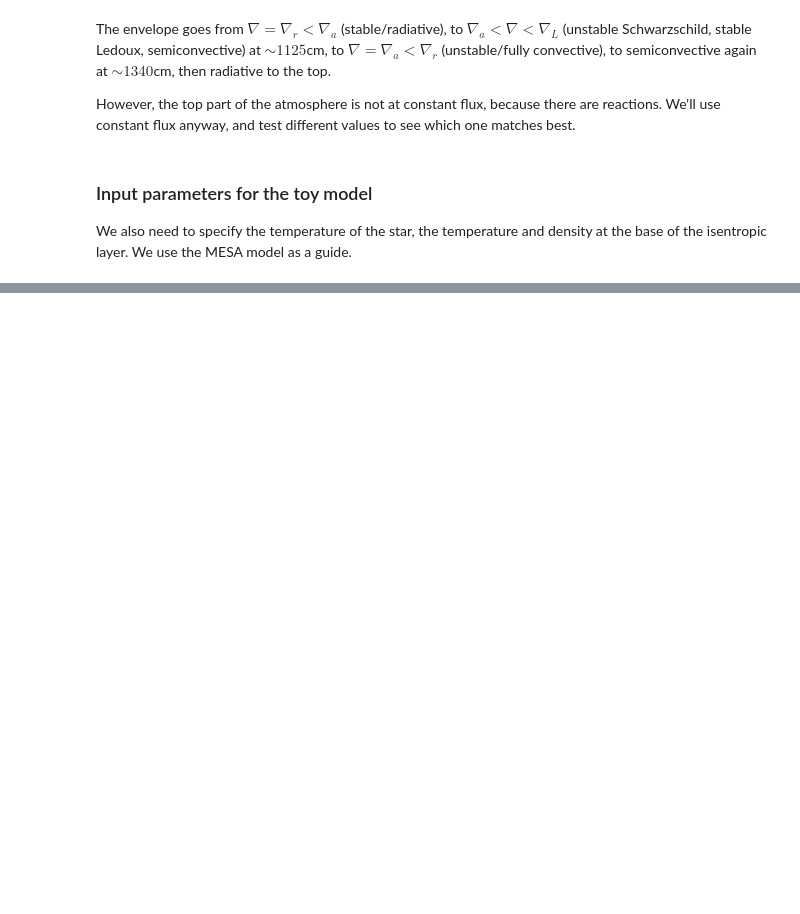
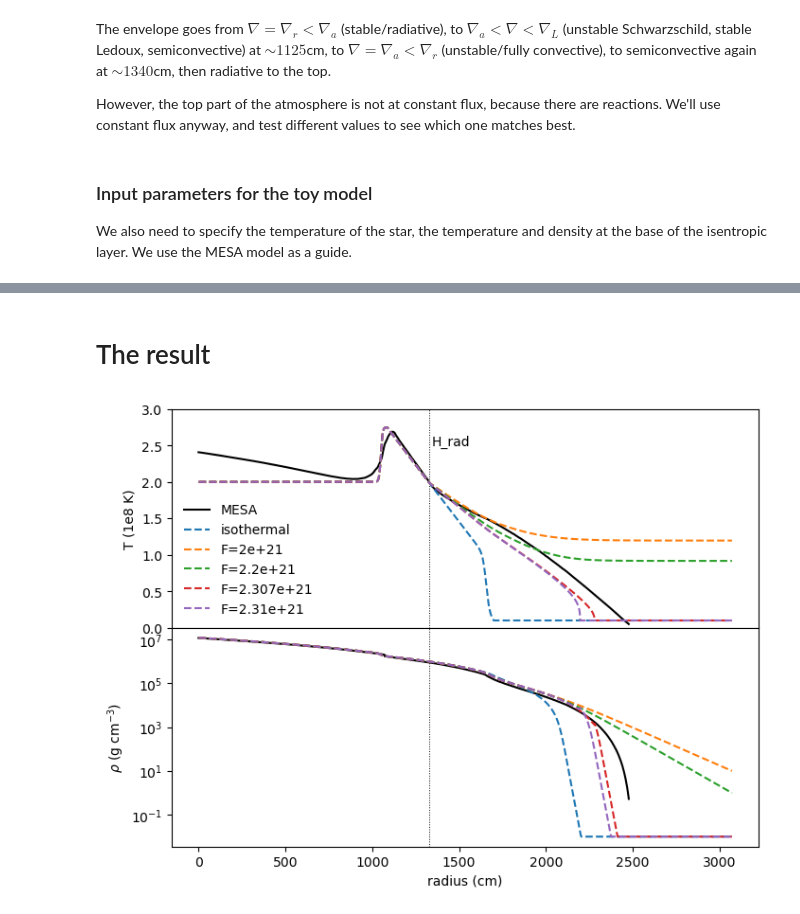
Before and after one commit to AMReX-Astro/MAESTROeX, a Jupyter notebook: Exec/science/xrb_layered/create_initial_model/construct_toy_model.ipynb, the cells around one changed output, grey strips where cells are left out. Cells and saved outputs as stored; diff of their text form; code cells hidden in the pictures; blank space fills up the shorter version.

```diff
--- a/Exec/science/xrb_layered/create_initial_model/construct_toy_model.ipynb
+++ b/Exec/science/xrb_layered/create_initial_model/construct_toy_model.ipynb
@@ -256,0 +248,39 @@ ax1.legend(loc=3,frameon=False)
+# %% [markdown]
+# The result
+# %%
+def load_model(filename):
+    all_data = np.loadtxt("toy_atm/all_models/"+filename, skiprows=26).T
+    names = ["density","temperature","pressure","hydrogen-1","helium-4","carbon-12","carbon-13","nitrogen-13","nitrogen-14","nitrogen-15","oxygen-14","oxygen-15","oxygen-16","oxygen-17","oxygen-18","fluorine-17","fluorine-18","fluorine-19","neon-18","neon-19","neon-20","magnesium-22","magnesium-24","iron-56"]
+    data = {name:all_data[i+1] for i,name in enumerate(names)}
+    data["height"] = all_data[0]
+    return data
+
+fig,ax1,ax2 = plot_rhoT()
+for ax in (ax1,ax2):
+    ax.axvline(H_rad,color='k',ls=':',lw=0.7)
+ax1.text(H_rad+10,2.5,"H_rad",ha='left')
+
+
+#
+F = ["2e+21","2.2e+21","2.307e+21","2.31e+21"]
+
+filenames = ["toy_xrb_layered_isothermal_3cm.hse"] + \
+            ["toy_xrb_layered_Frad_"+f+"_3cm.hse" for f in F]
+labels = ["isothermal"] + \
+         ["F="+f for f in F]
+
+for fname,label in zip(filenames,labels):
+#     print(fname)
+    model = load_model(fname)
+
+    ax1.plot(model["height"], model["temperature"]/1e8, ls='--', label=label)
+    ax2.semilogy(model["height"], model["density"], ls='--')
+
+ax1.legend(loc=3,frameon=False)
+ax1.set_ylim([0,3])
+# ax2.set_ylim([1e6,3e6])
+
+# fig.savefig("Trho.png",bbox_inches="tight",dpi=500,transparent=False,facecolor='white')
+plt.show()
+# %% [output]
+[figure, added]
```
Also changed, not shown: parts of 11 cells of this notebook, 13 other files.
